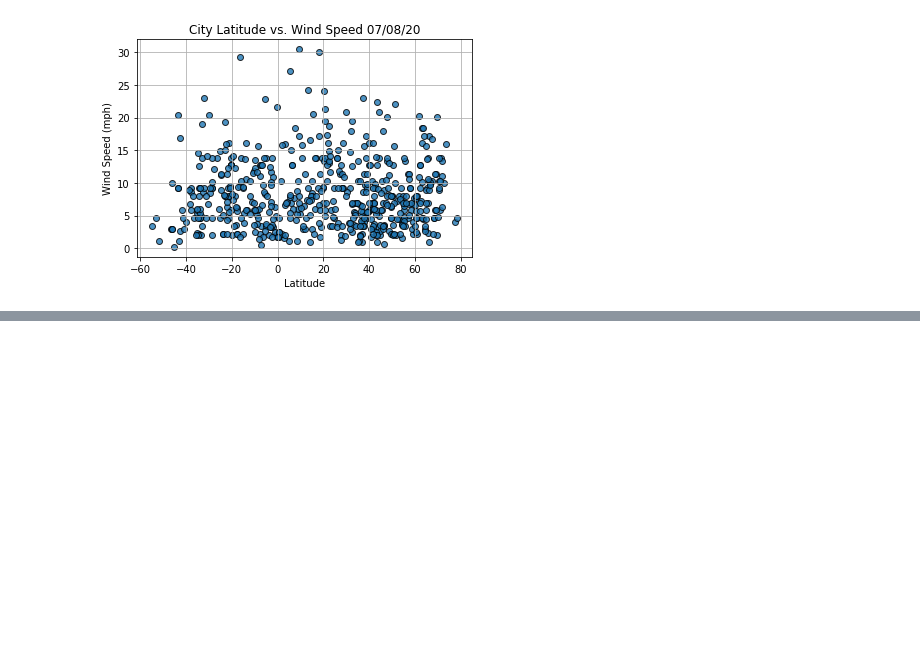
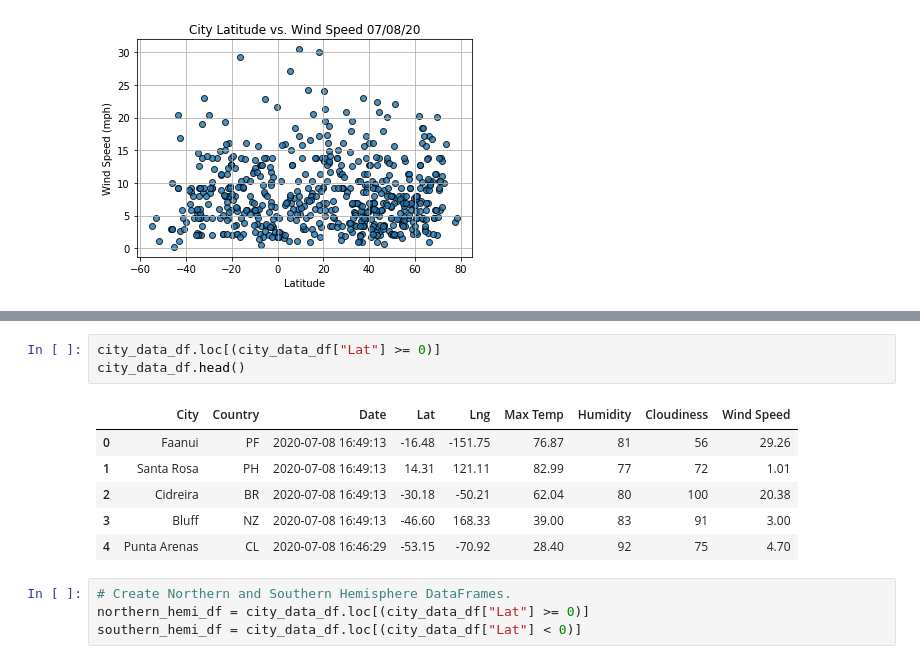
Before and after one commit to mspamelalea/World_Weather_Analysis, a Jupyter notebook: WeatherPy.ipynb, the cells around one changed output, grey strips where cells are left out. Saved outputs shown, nothing was run; the diff lists cells and outputs as text; blank space fills up the shorter version.

```diff
--- a/WeatherPy.ipynb
+++ b/WeatherPy.ipynb
@@ -279,0 +318,14 @@ plt.show()
+# %%
+city_data_df.loc[(city_data_df["Lat"] >= 0)]
+city_data_df.head()
+# %% [output]
+|  | City | Country | Date | Lat | Lng | Max Temp | Humidity | Cloudiness | Wind Speed |
+| 0 | Faanui | PF | 2020-07-08 16:49:13 | -16.48 | -151.75 | 76.87 | 81 | 56 | 29.26 |
+| 1 | Santa Rosa | PH | 2020-07-08 16:49:13 | 14.31 | 121.11 | 82.99 | 77 | 72 | 1.01 |
+| 2 | Cidreira | BR | 2020-07-08 16:49:13 | -30.18 | -50.21 | 62.04 | 80 | 100 | 20.38 |
+| 3 | Bluff | NZ | 2020-07-08 16:49:13 | -46.60 | 168.33 | 39.00 | 83 | 91 | 3.00 |
+| 4 | Punta Arenas | CL | 2020-07-08 16:46:29 | -53.15 | -70.92 | 28.40 | 92 | 75 | 4.70 |
+# %%
+# Create Northern and Southern Hemisphere DataFrames.
+northern_hemi_df = city_data_df.loc[(city_data_df["Lat"] >= 0)]
+southern_hemi_df = city_data_df.loc[(city_data_df["Lat"] < 0)]
```
Also changed, not shown: parts of 5 cells of this notebook.
